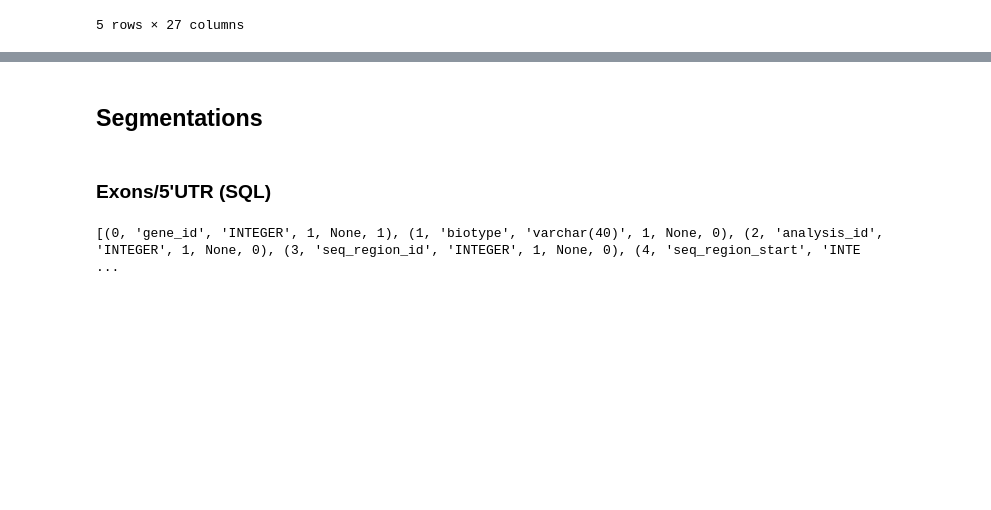
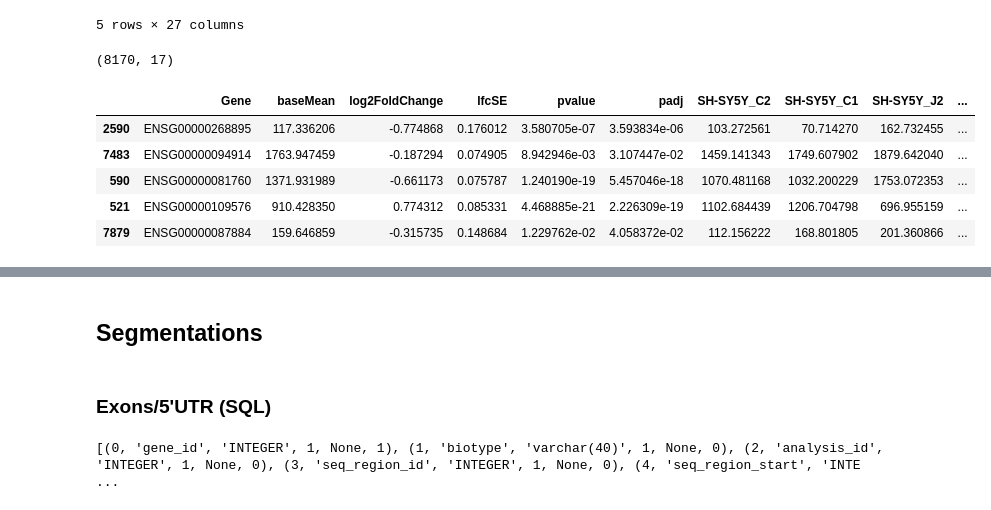
Before and after one commit to Lucmeister55/lvisser, a Jupyter notebook: segment_pm.ipynb, the cells around one changed output, grey strips where cells are left out. Cells and saved outputs as stored; diff of their text form; code cells hidden in the pictures; blank space fills up the shorter version.

```diff
--- a/segment_pm.ipynb
+++ b/segment_pm.ipynb
@@ -592,4 +592,18 @@ DEG_NB.head()
 | 3305 | ENSG00000181409 | 976.639213 | 1.833288 | 0.764831 | 3.385742e-04 | 3.028324e-03 | 1255.717715 | 1856.692358 | 1167.884706 | ... |
 | 1582 | ENSG00000183044 | 828.233291 | 2.521342 | 0.591109 | 1.607957e-06 | 3.003619e-05 | 452.674014 | 1958.895607 | 738.568833 | ... |
 5 rows × 27 columns
+# %%
+DEG_sensSHY = pd.read_csv("/data/lvisser/DE_genes/DE_results_human_RvsS_sensSHY.csv")
+DEG_sensSHY = DEG_sensSHY[DEG_sensSHY["padj"] < 0.05]
+DEG_sensSHY = DEG_sensSHY.rename(columns = {DEG_sensSHY.columns[0]: "Gene", "name": "gene_symbol"}).reset_index(drop = True).sort_values("gene_symbol")
+print(DEG_sensSHY.shape)
+DEG_sensSHY.head()
+# %% [output]
+(8170, 17)
+|  | Gene | baseMean | log2FoldChange | lfcSE | pvalue | padj | SH-SY5Y_C2 | SH-SY5Y_C1 | SH-SY5Y_J2 | ... |
+| 2590 | ENSG00000268895 | 117.336206 | -0.774868 | 0.176012 | 3.580705e-07 | 3.593834e-06 | 103.272561 | 70.714270 | 162.732455 | ... |
+| 7483 | ENSG00000094914 | 1763.947459 | -0.187294 | 0.074905 | 8.942946e-03 | 3.107447e-02 | 1459.141343 | 1749.607902 | 1879.642040 | ... |
+| 590 | ENSG00000081760 | 1371.931989 | -0.661173 | 0.075787 | 1.240190e-19 | 5.457046e-18 | 1070.481168 | 1032.200229 | 1753.072353 | ... |
+| 521 | ENSG00000109576 | 910.428350 | 0.774312 | 0.085331 | 4.468885e-21 | 2.226309e-19 | 1102.684439 | 1206.704798 | 696.955159 | ... |
+| 7879 | ENSG00000087884 | 159.646859 | -0.315735 | 0.148684 | 1.229762e-02 | 4.058372e-02 | 112.156222 | 168.801805 | 201.360866 | ... |
 # %%
```
Also changed, not shown: parts of 2 cells of this notebook, 6 other files.
